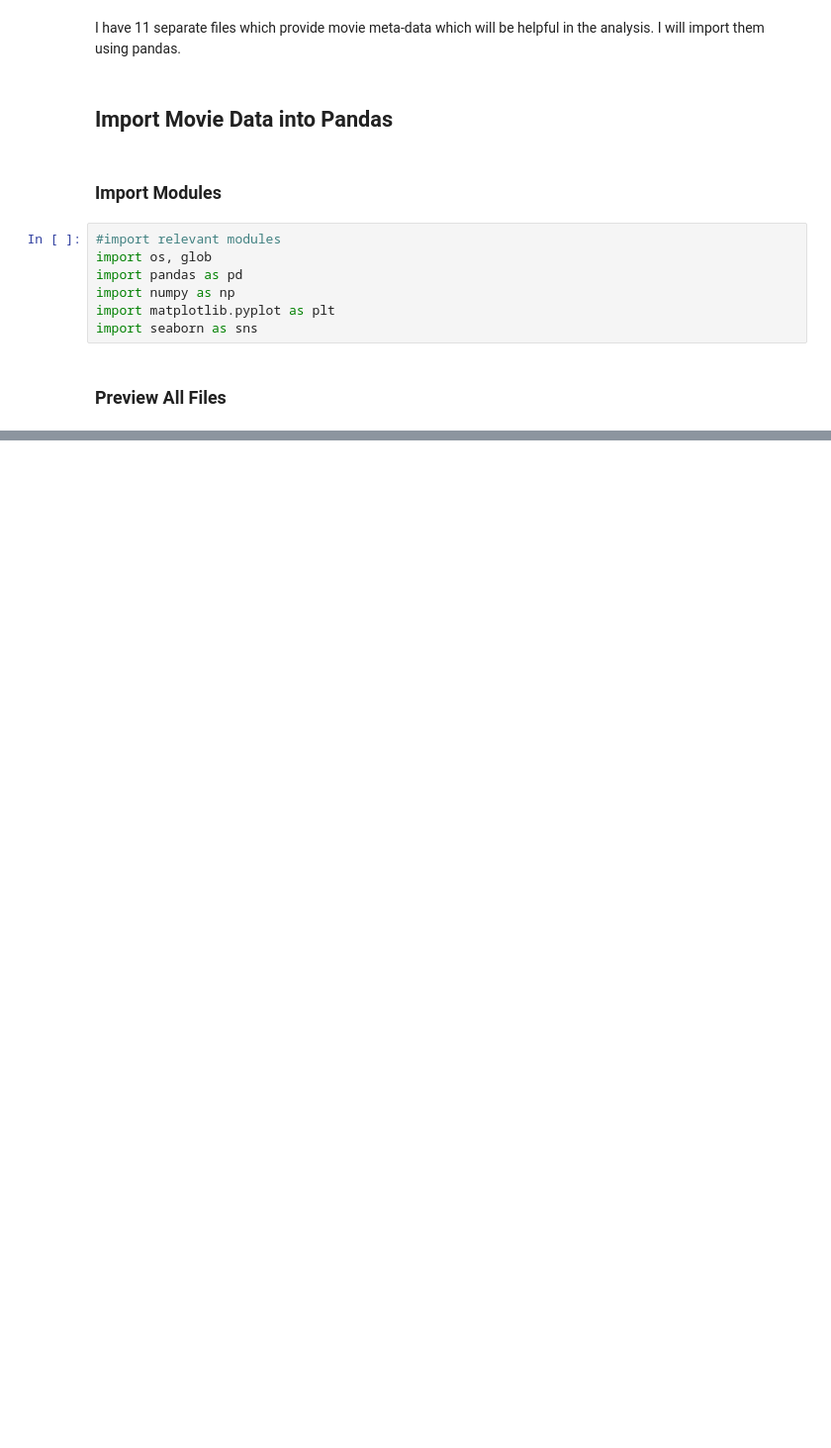
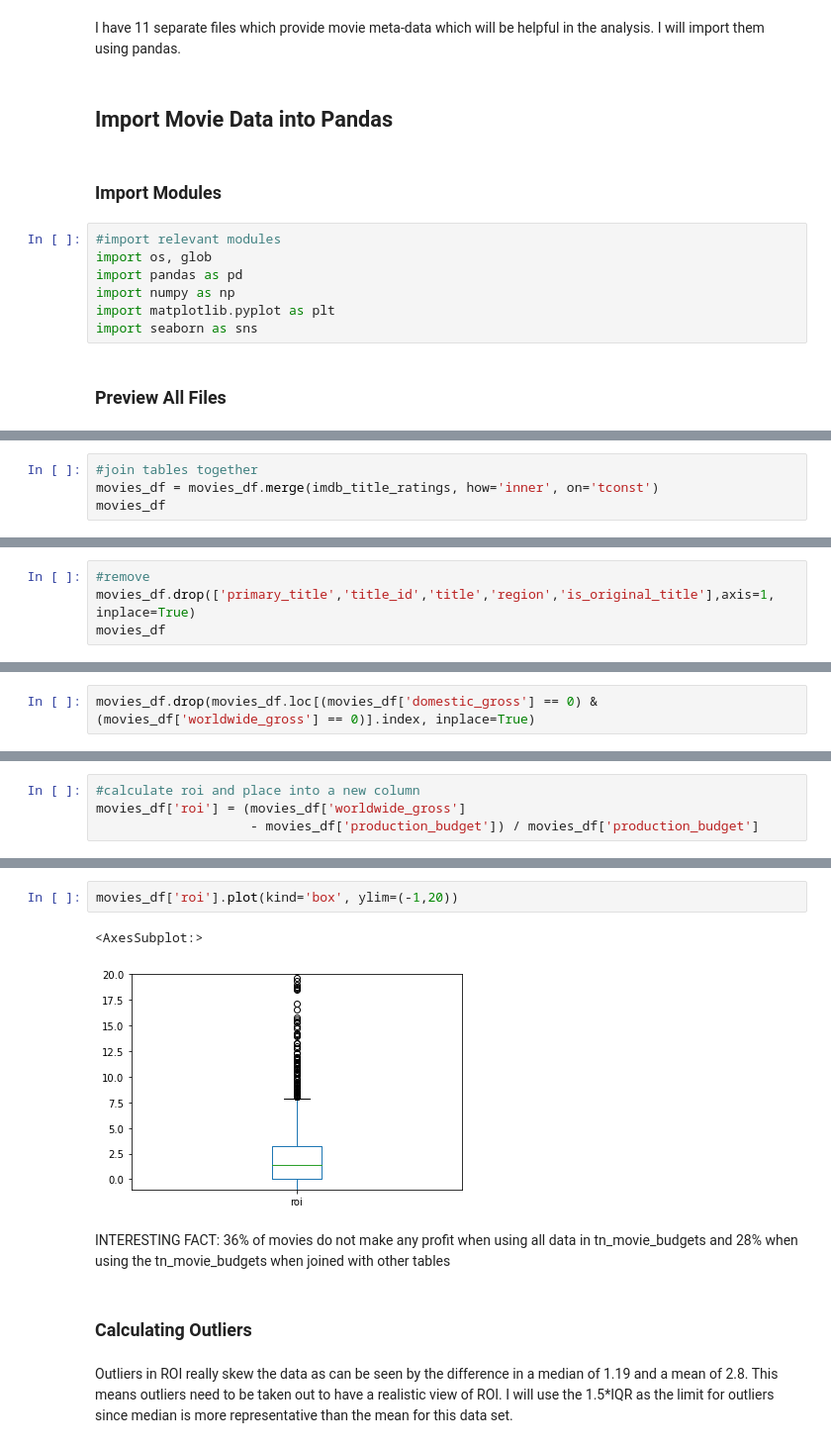
Before and after one commit to bentson1187/dsc-phase-1-project, a Jupyter notebook: Bentson, Brian Phase 1 Project.ipynb, the cells around one changed output, grey strips where cells are left out. Shown: that part at 99% size. Drawn from its saved outputs; the diff is of its cells as text; blank space fills up the shorter version.

```diff
--- a/Bentson, Brian Phase 1 Project.ipynb
+++ b/Bentson, Brian Phase 1 Project.ipynb
@@ -119,0 +794,4 @@ Table Name: rt_reviews
+# %%
+#join tables together
+movies_df = movies_df.merge(imdb_title_ratings, how='inner', on='tconst')
+movies_df
@@ -119,0 +872,4 @@ Table Name: rt_reviews
+# %%
+#remove
+movies_df.drop(['primary_title','title_id','title','region','is_original_title'],axis=1, inplace=True)
+movies_df
@@ -119,0 +944,2 @@ Table Name: rt_reviews
+# %%
+movies_df.drop(movies_df.loc[(movies_df['domestic_gross'] == 0) & (movies_df['worldwide_gross'] == 0)].index, inplace=True)
@@ -119,0 +1011,4 @@ Table Name: rt_reviews
+# %%
+#calculate roi and place into a new column
+movies_df['roi'] = (movies_df['worldwide_gross']
+                    - movies_df['production_budget']) / movies_df['production_budget']
@@ -119,0 +1050,11 @@ Table Name: rt_reviews
+# %%
+movies_df['roi'].plot(kind='box', ylim=(-1,20))
+# %% [output]
+<AxesSubplot:>
+[figure, added]
+# %% [markdown]
+INTERESTING FACT: 36% of movies do not make any profit when using all data in tn_movie_budgets and 28% when using the tn_movie_budgets when joined with other tables
+# %% [markdown]
+### Calculating Outliers
+# %% [markdown]
+Outliers in ROI really skew the data as can be seen by the difference in a median of 1.19 and a mean of 2.8. This means outliers need to be taken out to have a realistic view of ROI. I will use the 1.5*IQR as the limit for outliers since median is more representative than the mean for this data set.
```
Also changed, not shown: parts of 131 cells of this notebook, 2 other files.
